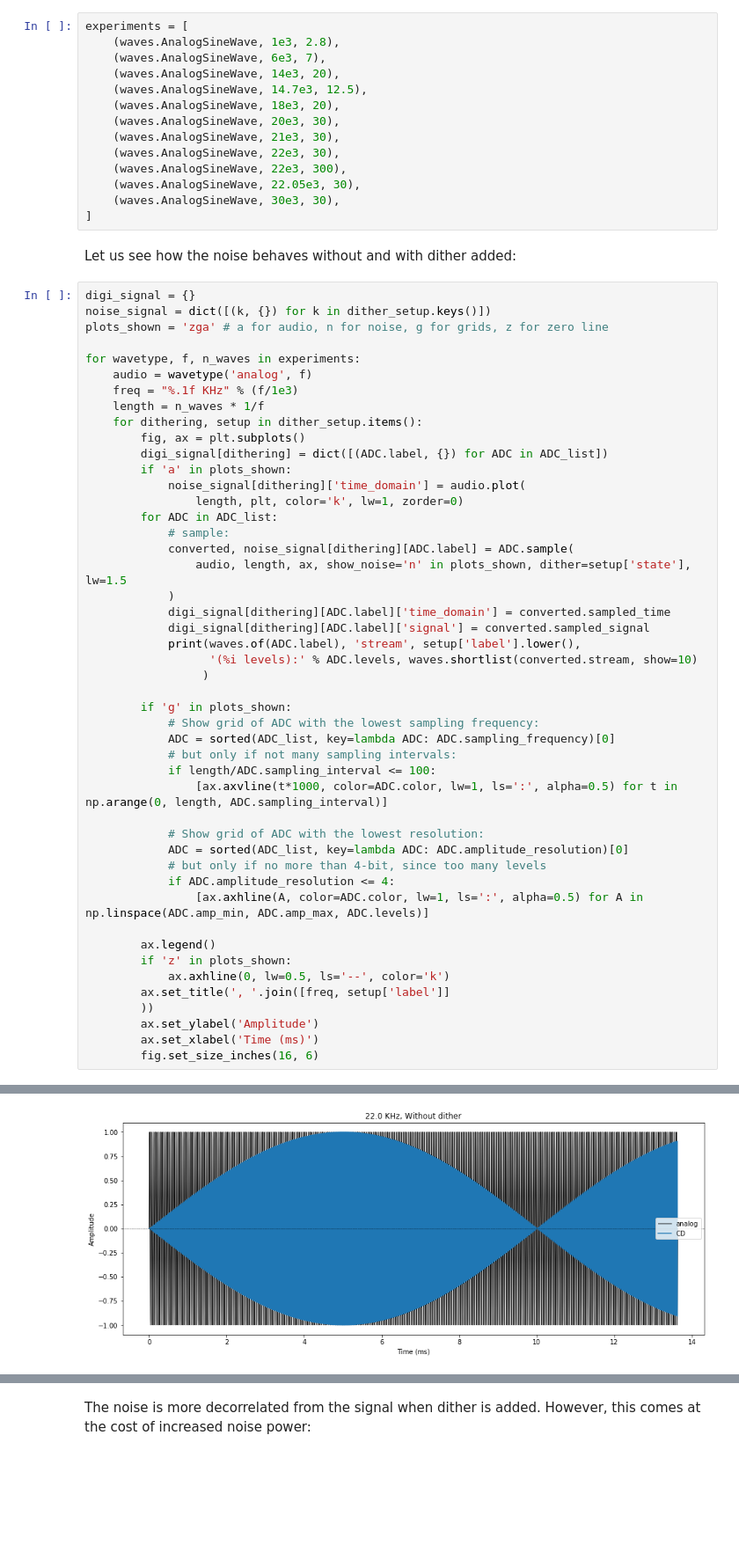
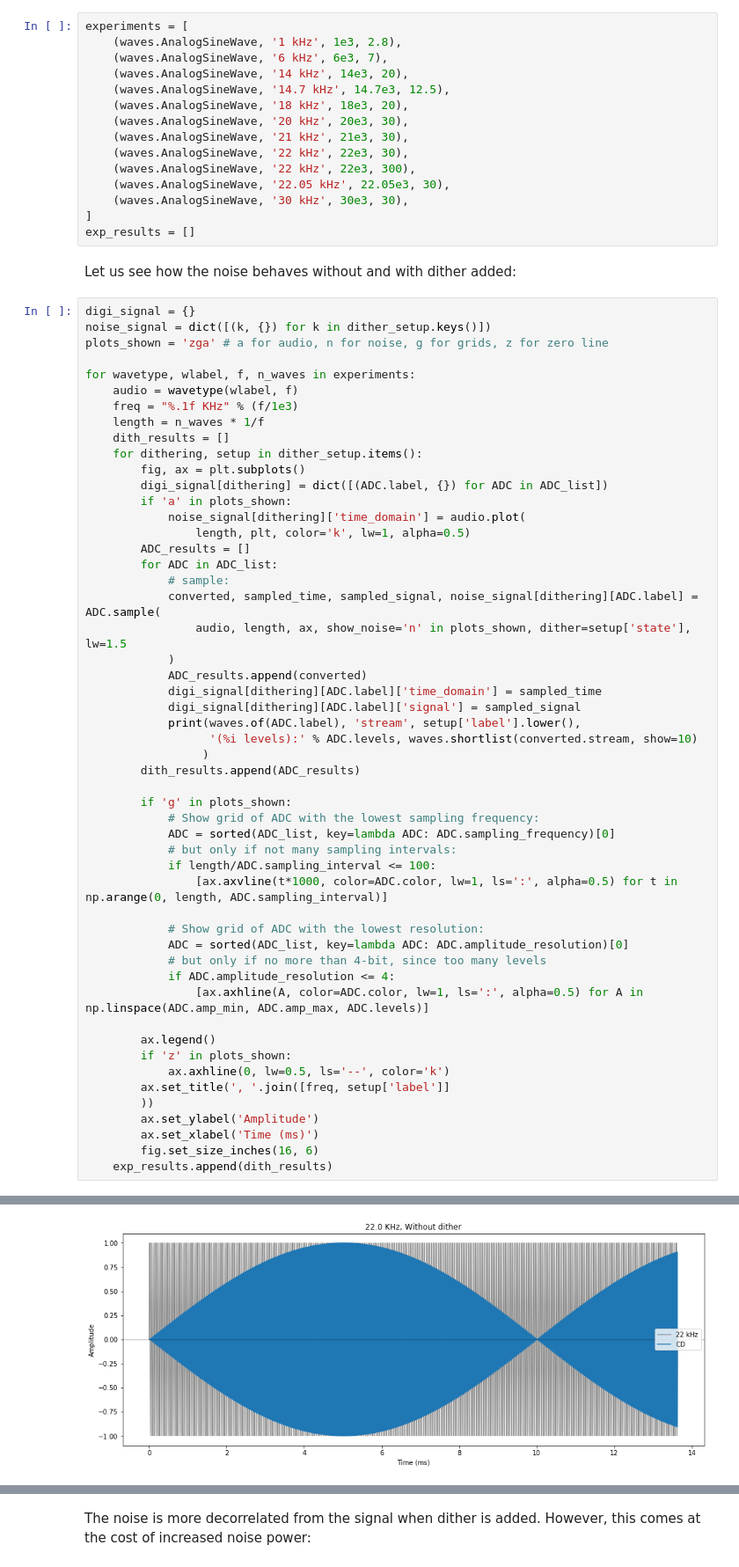
Before and after one commit to marcondos/signal, a Jupyter notebook: sampling.ipynb, the cells around one changed output, grey strips where cells are left out. Shown at 88% size. Cells and saved outputs as stored; diff of their text form; blank space fills up the shorter version.

Commit message:
PCMDigitalWave and gain for analog wave only

```diff
--- a/sampling.ipynb
+++ b/sampling.ipynb
@@ -59,18 +59,19 @@ dither_setup.pop('dither')
 {'state': True, 'label': 'With dither', 'c': 'C0', 'w': 1}
 # %%
 experiments = [
-    (waves.AnalogSineWave, 1e3, 2.8),
-    (waves.AnalogSineWave, 6e3, 7),
-    (waves.AnalogSineWave, 14e3, 20),
-    (waves.AnalogSineWave, 14.7e3, 12.5),
-    (waves.AnalogSineWave, 18e3, 20),
-    (waves.AnalogSineWave, 20e3, 30),
-    (waves.AnalogSineWave, 21e3, 30),
-    (waves.AnalogSineWave, 22e3, 30),
-    (waves.AnalogSineWave, 22e3, 300),
-    (waves.AnalogSineWave, 22.05e3, 30),
-    (waves.AnalogSineWave, 30e3, 30),
+    (waves.AnalogSineWave, '1 kHz', 1e3, 2.8),
+    (waves.AnalogSineWave, '6 kHz', 6e3, 7),
+    (waves.AnalogSineWave, '14 kHz', 14e3, 20),
+    (waves.AnalogSineWave, '14.7 kHz', 14.7e3, 12.5),
+    (waves.AnalogSineWave, '18 kHz', 18e3, 20),
+    (waves.AnalogSineWave, '20 kHz', 20e3, 30),
+    (waves.AnalogSineWave, '21 kHz', 21e3, 30),
+    (waves.AnalogSineWave, '22 kHz', 22e3, 30),
+    (waves.AnalogSineWave, '22 kHz', 22e3, 300),
+    (waves.AnalogSineWave, '22.05 kHz', 22.05e3, 30),
+    (waves.AnalogSineWave, '30 kHz', 30e3, 30),
 ]
+exp_results = []
 # %% [markdown]
 Let us see how the noise behaves without and with dither added:
 # %%
@@ -78,26 +79,30 @@ digi_signal = {}
 noise_signal = dict([(k, {}) for k in dither_setup.keys()])
 plots_shown = 'zga' # a for audio, n for noise, g for grids, z for zero line
 
-for wavetype, f, n_waves in experiments:
-    audio = wavetype('analog', f)
+for wavetype, wlabel, f, n_waves in experiments:
+    audio = wavetype(wlabel, f)
     freq = "%.1f KHz" % (f/1e3)
     length = n_waves * 1/f
+    dith_results = []
     for dithering, setup in dither_setup.items():
         fig, ax = plt.subplots()
         digi_signal[dithering] = dict([(ADC.label, {}) for ADC in ADC_list])
         if 'a' in plots_shown:
             noise_signal[dithering]['time_domain'] = audio.plot(
-                length, plt, color='k', lw=1, zorder=0)
+                length, plt, color='k', lw=1, alpha=0.5)
+        ADC_results = []
         for ADC in ADC_list:
             # sample:
-            converted, noise_signal[dithering][ADC.label] = ADC.sample(
+            converted, sampled_time, sampled_signal, noise_signal[dithering][ADC.label] = ADC.sample(
                 audio, length, ax, show_noise='n' in plots_shown, dither=setup['state'], lw=1.5
             )
-            digi_signal[dithering][ADC.label]['time_domain'] = converted.sampled_time
-            digi_signal[dithering][ADC.label]['signal'] = converted.sampled_signal
+            ADC_results.append(converted)
+            digi_signal[dithering][ADC.label]['time_domain'] = sampled_time
+            digi_signal[dithering][ADC.label]['signal'] = sampled_signal
             print(waves.of(ADC.label), 'stream', setup['label'].lower(),
                   '(%i levels):' % ADC.levels, waves.shortlist(converted.stream, show=10)
                  )
+        dith_results.append(ADC_results)
 
         if 'g' in plots_shown:
             # Show grid of ADC with the lowest sampling frequency:
@@ -120,6 +125,7 @@ for wavetype, f, n_waves in experiments:
         ax.set_ylabel('Amplitude')
         ax.set_xlabel('Time (ms)')
         fig.set_size_inches(16, 6)
+    exp_results.append(dith_results)
 # %% [output]
 CD's stream without dither (65536 levels): [32767 36644 40443 44086 47500 50615 53369 55705 57576 58945 ... 18862 15666 12816 10371 8380 6883 5910 5482 5606 6281]
 CD's stream without dither (65536 levels): [32767 53369 59810 47664 25278 8040 7798 24718 47171 59723 ... 6145 10710 30436 51763 60034 49563 27547 9119 6945 22520]
@@ -143 +149 @@ CD's stream without dither (65536 levels): [32767 8040 53747 39693 5910 48628 46
-[figure, old version]
+[figure, new version]
```
Also changed, not shown: parts of 6 cells of this notebook, 1 other file.
